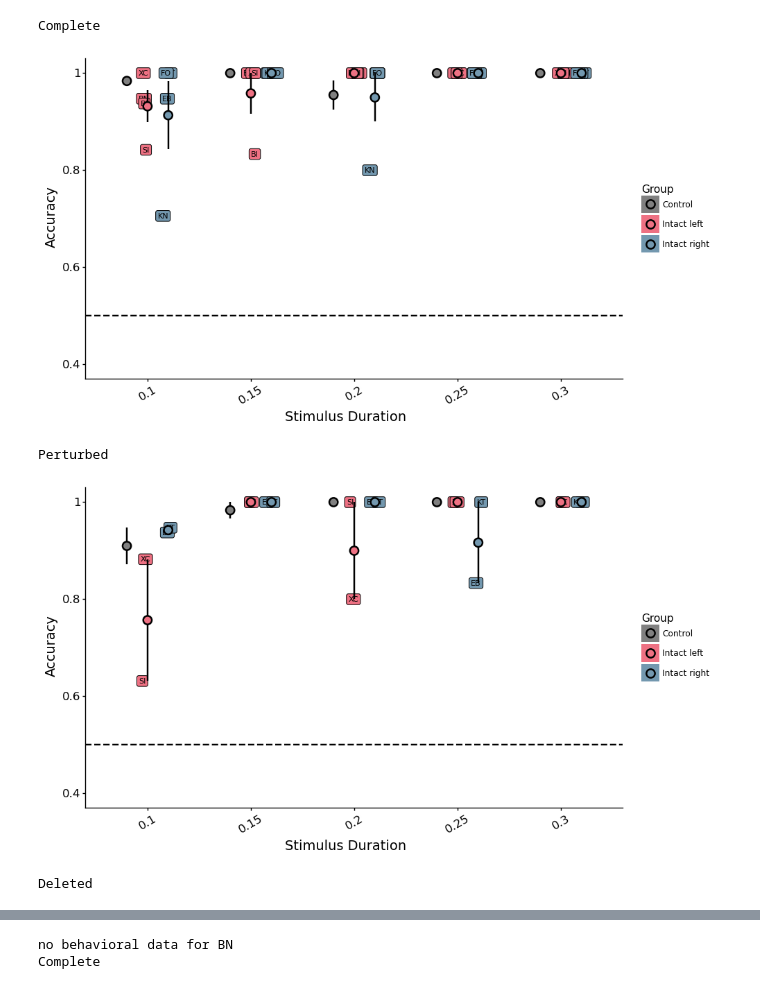
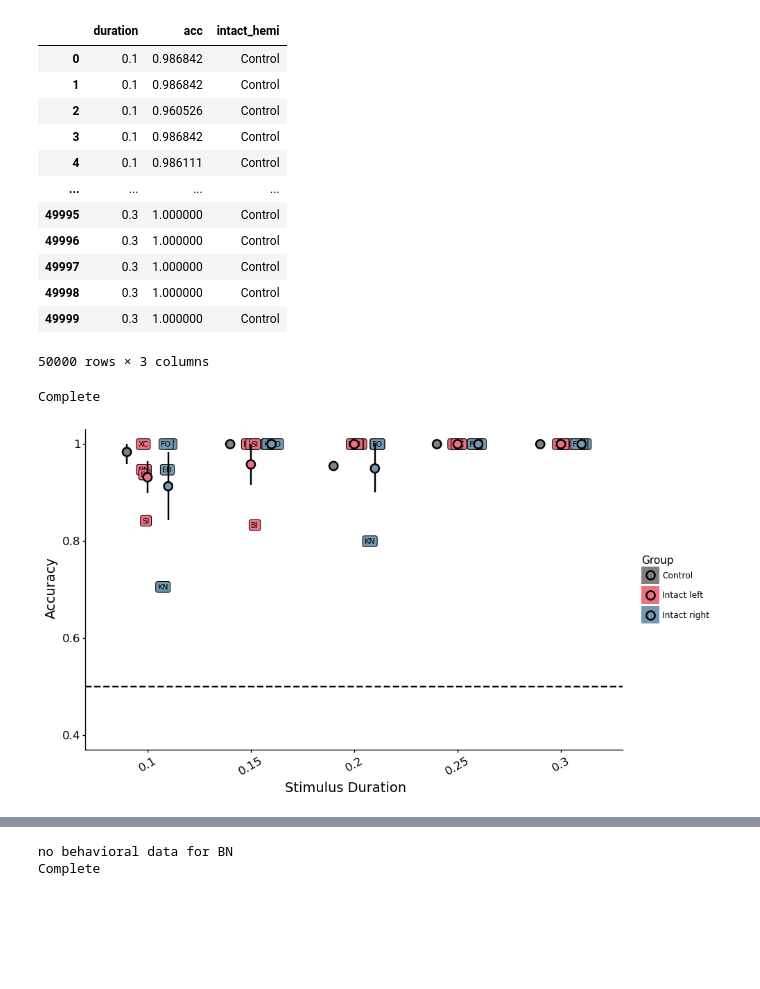
Before and after one commit to vayzenb/hemispace, a Jupyter notebook: behavior/object_analysis.ipynb, the cells around one changed output, grey strips where cells are left out. Drawn from its saved outputs; the diff is of its cells as text; code cells hidden in the pictures; blank space fills up the shorter version.

Commit message:
added CIs to behavioral data

```diff
--- a/behavior/object_analysis.ipynb
+++ b/behavior/object_analysis.ipynb
@@ -117,9 +141,40 @@ sub_summary['intact_hemi'] = sub_summary['intact_hemi'].apply(lambda x: 'Intact
+# %%
+#compute CIs for each duration
+alpha = .05
+control_cis = pd.DataFrame(columns = ['duration','min','max'])
+for coln, col in enumerate(boot_data.columns):
+    ci = np.percentile(boot_data[col], [(alpha/2)*100, 100-((alpha/2)*100)])
+
+
+
+    control_cis.loc[len(control_cis.index)] = [col, ci[0], ci[1]]
+
+
+
+
+control_cis['intact_hemi'] = "Control"
+# %%
+resamples
+# %% [output]
+|  | duration | acc | intact_hemi |
+| 0 | 0.1 | 0.986842 | Control |
+| 1 | 0.1 | 0.986842 | Control |
+| 2 | 0.1 | 0.960526 | Control |
+| 3 | 0.1 | 0.986842 | Control |
+| 4 | 0.1 | 0.986111 | Control |
+| ... | ... | ... | ... |
+| 49995 | 0.3 | 1.000000 | Control |
+| 49996 | 0.3 | 1.000000 | Control |
+| 49997 | 0.3 | 1.000000 | Control |
+| 49998 | 0.3 | 1.000000 | Control |
+| 49999 | 0.3 | 1.000000 | Control |
+50000 rows × 3 columns
 # %%
 def create_acc_plot(data_mean, curr_cond):
 
     p = ggplot(data_mean, aes(x = 'duration', y = 'acc', fill = 'intact_hemi'))  + \
         geom_label(curr_cond, aes(x = 'duration', y = 'acc',fill = 'intact_hemi', label = 'sub_code'),  position = position_jitterdodge(dodge_width=.6, jitter_width = 0.1, random_state = 1),  size = 8) + \
-        geom_linerange(aes(x = 'duration', ymin = 'acc-se', ymax = 'acc+se'), position = position_dodge(width=.6), size = 1) + \
+        geom_linerange(aes(x = 'duration', ymin = 'min', ymax = 'max'), position = position_dodge(width=.6), size = 1) + \
         geom_point(position = position_dodge(width=.6), shape = 'o', size = 4,  stroke = 1)  + \
         xlab('Stimulus Duration') + ylab('Accuracy') + ylim(.4, 1) + \
         scale_fill_manual(values = ['#808080','#ee7183', '#7398af']) + \
@@ -137,22 +192,25 @@ def create_acc_plot(data_mean, curr_cond):
 
     print(p)
 # %%
-for cond in ['Complete','Perturbed','Deleted']:
+for cond in ['Complete']:
 
     #extract complete condition
     curr_cond = sub_summary[sub_summary['cond']==cond]
 
     #calcualte mean and sem for each duration
     data_mean = curr_cond.groupby(['duration', 'intact_hemi']).mean().reset_index()
     sem = curr_cond.groupby(['duration','intact_hemi']).sem().reset_index()
-    data_mean['se'] = sem['acc']
+    data_mean['min'] = data_mean['acc'] - sem['acc']
+    data_mean['max'] = data_mean['acc'] + sem['acc']
+    data_mean.loc[(data_mean['intact_hemi'] == 'Control') , 'min']=control_cis['min']
+    data_mean.loc[(data_mean['intact_hemi'] == 'Control') , 'max']=control_cis['max']
+
+
+
 
     print(cond)
     #plot
     create_acc_plot(data_mean, curr_cond)
 # %% [output]
 Complete
-[figure, old version]
+[figure, new version]
-Perturbed
-[figure, removed]
-Deleted
```
Also changed, not shown: parts of 3 cells of this notebook, 11 other files.
